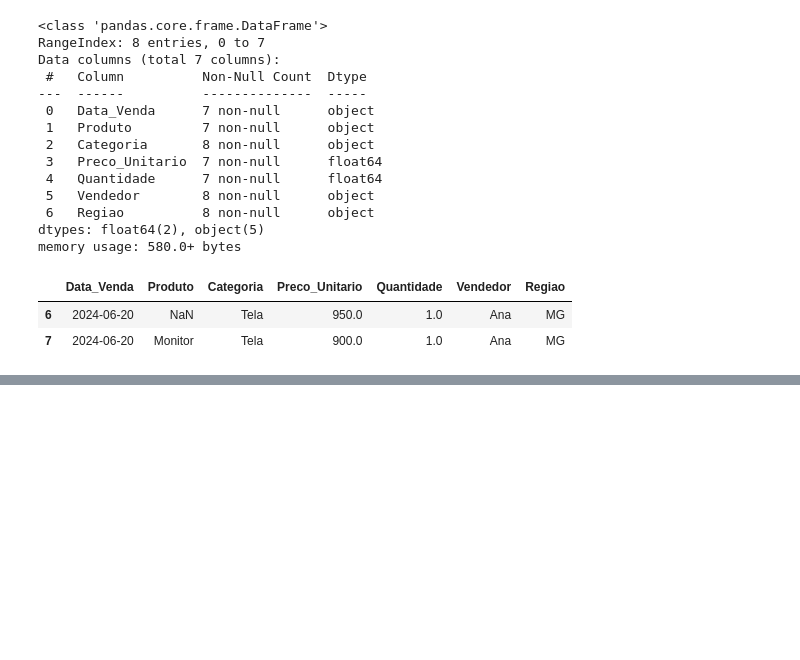
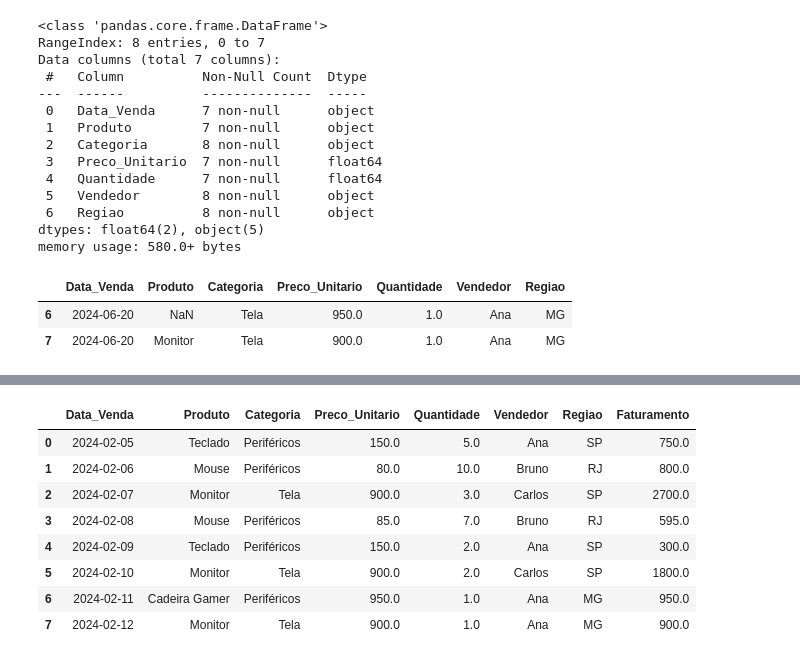
Before and after one commit to KaueSimao/analise_dados_python, a Jupyter notebook: analise_dados_python.ipynb, the cells around one changed output, grey strips where cells are left out. Cells and saved outputs as stored; diff of their text form; code cells hidden in the pictures; blank space fills up the shorter version.

Commit message:
Limpeza e padronização dos dados (tratamento de nulos e datas)

```diff
--- a/analise_dados_python.ipynb
+++ b/analise_dados_python.ipynb
@@ -39,0 +128,5 @@ data.tail(2)
+# %%
+#Filling missing product names manually
+produtos_manuais = ['Cadeira Gamer']
+
+data.loc[data['Produto'].isnull(), 'Produto'] = produtos_manuais
@@ -39,0 +145,2 @@ data.tail(2)
+# %%
+data.at[6, 'Categoria'] = 'Periféricos'
@@ -39,0 +159,2 @@ data.tail(2)
+# %%
+data.at[5, 'Preco_Unitario'] = 900
@@ -39,0 +173,2 @@ data.tail(2)
+# %%
+data.at[4, 'Quantidade'] = 2
@@ -39,0 +187,14 @@ data.tail(2)
+# %%
+#Names out padronized
+data['Produto'] = data['Produto'].str.title()
+data
+# %% [output]
+|  | Data_Venda | Produto | Categoria | Preco_Unitario | Quantidade | Vendedor | Regiao | Faturamento |
+| 0 | 2024-02-05 | Teclado | Periféricos | 150.0 | 5.0 | Ana | SP | 750.0 |
+| 1 | 2024-02-06 | Mouse | Periféricos | 80.0 | 10.0 | Bruno | RJ | 800.0 |
+| 2 | 2024-02-07 | Monitor | Tela | 900.0 | 3.0 | Carlos | SP | 2700.0 |
+| 3 | 2024-02-08 | Mouse | Periféricos | 85.0 | 7.0 | Bruno | RJ | 595.0 |
+| 4 | 2024-02-09 | Teclado | Periféricos | 150.0 | 2.0 | Ana | SP | 300.0 |
+| 5 | 2024-02-10 | Monitor | Tela | 900.0 | 2.0 | Carlos | SP | 1800.0 |
+| 6 | 2024-02-11 | Cadeira Gamer | Periféricos | 950.0 | 1.0 | Ana | MG | 950.0 |
+| 7 | 2024-02-12 | Monitor | Tela | 900.0 | 1.0 | Ana | MG | 900.0 |
```
Also changed, not shown: parts of 15 cells of this notebook.
